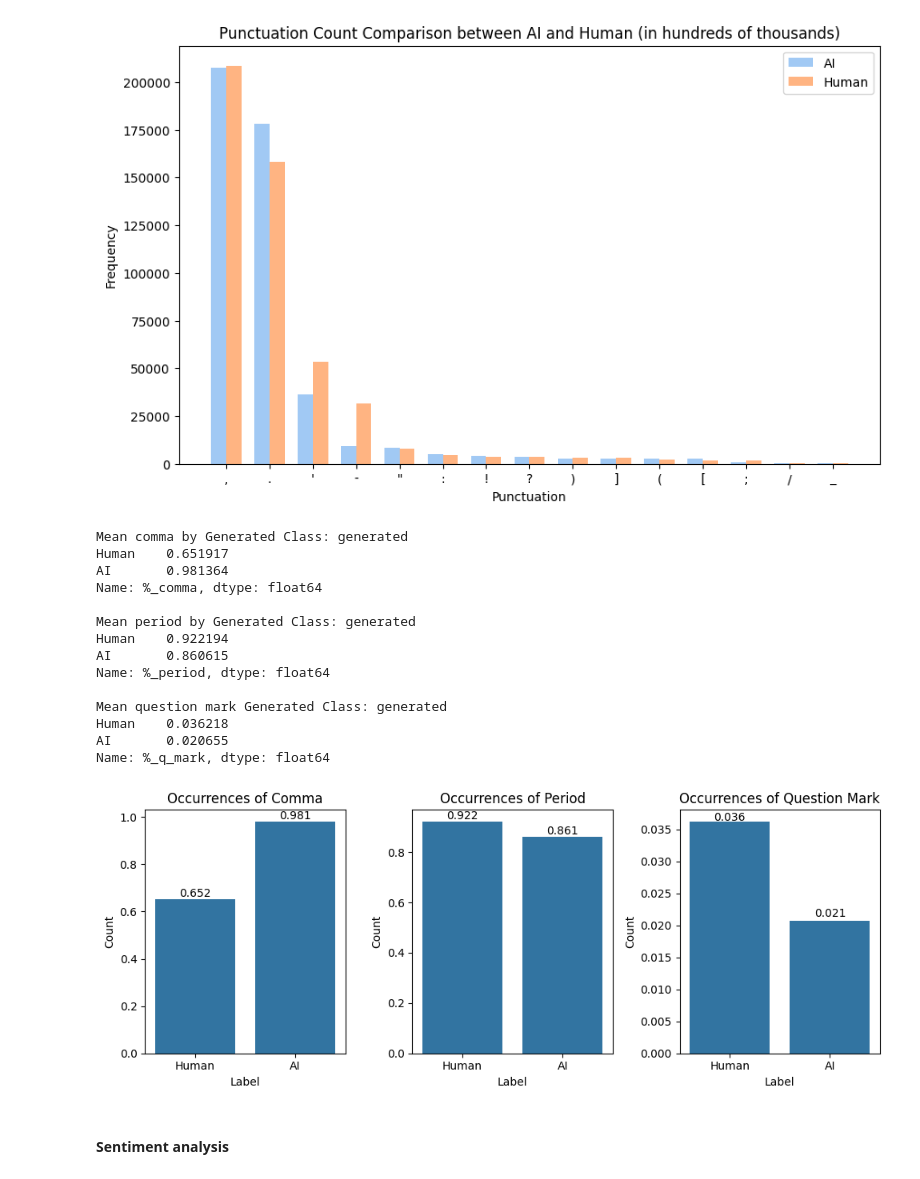
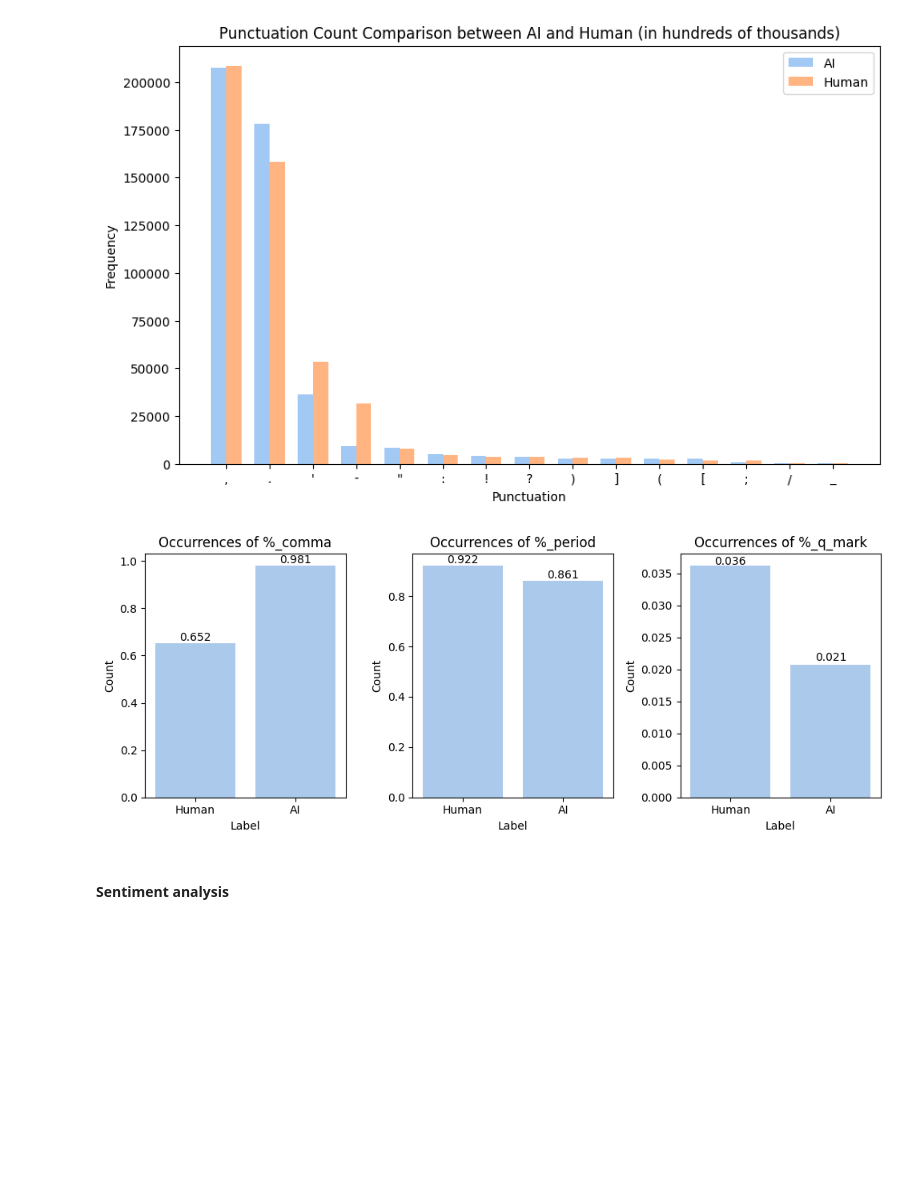
Before and after one commit to haimgoldfisher/AI-Human-Generated, a Jupyter notebook: colab_notebooks/Data_Loading_&_EDA.ipynb, the cells around one changed output. Cells and saved outputs as stored; diff of their text form; code cells hidden in the pictures; blank space fills up the shorter version.

```diff
--- a/colab_notebooks/Data_Loading_&_EDA.ipynb
+++ b/colab_notebooks/Data_Loading_&_EDA.ipynb
@@ -732,55 +741,26 @@ plt.show()
 # %%
 # features of '.' , ',' and '?'
 
-mean_comma_by_generated = data.groupby('generated')['%_comma'].mean().rename(index=mapper)
-mean_period_by_generated = data.groupby('generated')['%_period'].mean().rename(index=mapper)
-mean_q_mark_by_generated = data.groupby('generated')['%_q_mark'].mean().rename(index=mapper)
-
-print(f"Mean comma by Generated Class: {mean_comma_by_generated}\n")
-print(f"Mean period by Generated Class: {mean_period_by_generated}\n")
-print(f"Mean question mark Generated Class: {mean_q_mark_by_generated}")
+mean_punctuation_list = [
+  data.groupby('generated')['%_comma'].mean().rename(index=mapper),
+  data.groupby('generated')['%_period'].mean().rename(index=mapper),
+  data.groupby('generated')['%_q_mark'].mean().rename(index=mapper)
+]
 
 fig, axes = plt.subplots(1, 3, figsize=(10, 4))
 
-sns.barplot(ax=axes[0], data=mean_comma_by_generated)
-axes[0].set_title('Occurrences of Comma')
-axes[0].set_xlabel('Label')
-axes[0].set_ylabel('Count')
+for ax, punctuation in enumerate(mean_punctuation_list):
+  sns.barplot(ax=axes[ax], data=punctuation)
+  axes[ax].set_title(f'Occurrences of {punctuation.name}')
+  axes[ax].set_xlabel('Label')
+  axes[ax].set_ylabel('Count')
 
-plot_counts_on_top(axes[0], mean_comma_by_generated.round(decimals=3))
-
-sns.barplot(ax=axes[1], data=mean_period_by_generated)
-axes[1].set_title('Occurrences of Period')
-axes[1].set_xlabel('Label')
-axes[1].set_ylabel('Count')
-
-plot_counts_on_top(axes[1], mean_period_by_generated.round(decimals=3))
-
-sns.barplot(ax=axes[2], data=mean_q_mark_by_generated)
-axes[2].set_title('Occurrences of Question Mark')
-axes[2].set_xlabel('Label')
-axes[2].set_ylabel('Count')
-
-plot_counts_on_top(axes[2], mean_q_mark_by_generated.round(decimals=3))
+  plot_counts_on_top(axes[ax], punctuation.round(decimals=3))
 
 plt.tight_layout()
 plt.show()
 # %% [output]
-Mean comma by Generated Class: generated
-Human    0.651917
-AI       0.981364
-Name: %_comma, dtype: float64
-
-Mean period by Generated Class: generated
-Human    0.922194
-AI       0.860615
-Name: %_period, dtype: float64
-
-Mean question mark Generated Class: generated
-Human    0.036218
-AI       0.020655
-Name: %_q_mark, dtype: float64
-[figure, old version]
+[figure, new version]
 # %% [markdown]
 #### Sentiment analysis
 # %%
```
Also changed, not shown: parts of 13 cells of this notebook.
